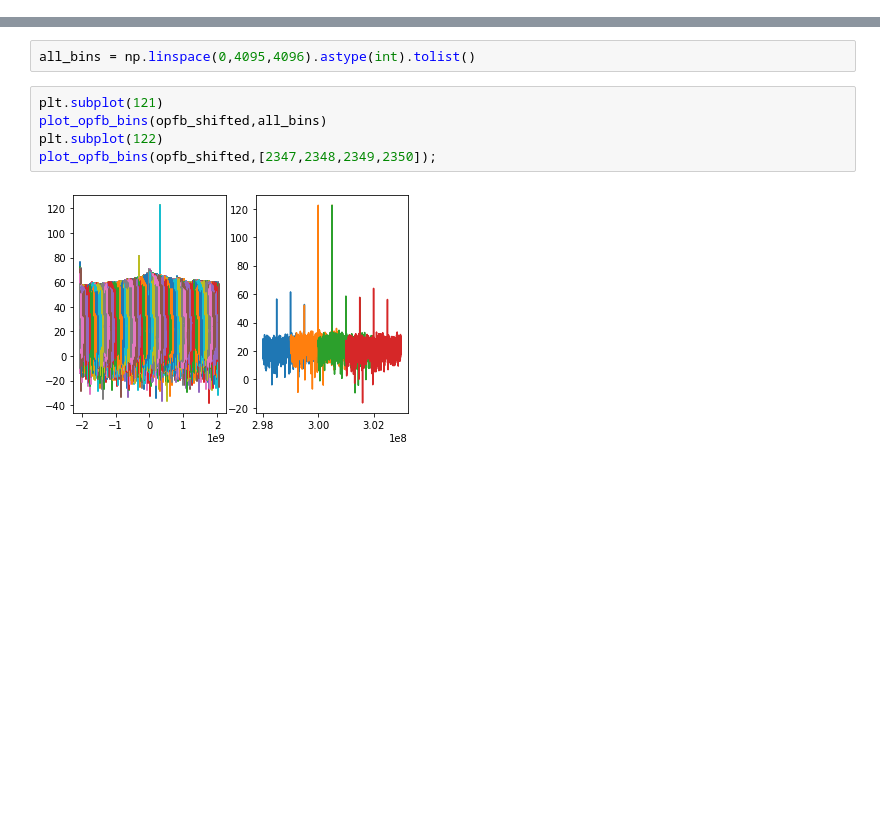
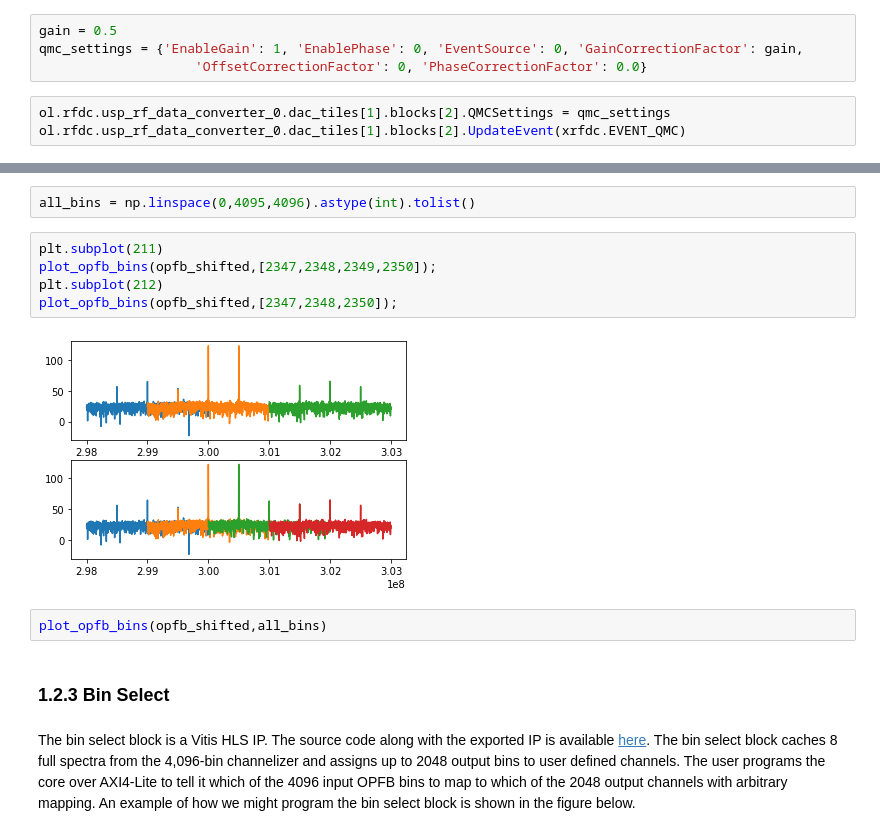
Before and after one commit to MazinLab/MKIDGen3, a Jupyter notebook: mkidgen3/notebooks/FCCM22_Demo.ipynb, the cells around one changed output, grey strips where cells are left out. Drawn from its saved outputs; the diff is of its cells as text; blank space fills up the shorter version.

```diff
--- a/mkidgen3/notebooks/FCCM22_Demo.ipynb
+++ b/mkidgen3/notebooks/FCCM22_Demo.ipynb
@@ -143,0 +147,7 @@ mkidgen3.plotting.adc_test_plot(adc_capture_data, timerange, fftrange, fftzoom,
+# %%
+gain = 0.5
+qmc_settings = {'EnableGain': 1, 'EnablePhase': 0, 'EventSource': 0, 'GainCorrectionFactor': gain,
+                    'OffsetCorrectionFactor': 0, 'PhaseCorrectionFactor': 0.0}
+# %%
+ol.rfdc.usp_rf_data_converter_0.dac_tiles[1].blocks[2].QMCSettings = qmc_settings
+ol.rfdc.usp_rf_data_converter_0.dac_tiles[1].blocks[2].UpdateEvent(xrfdc.EVENT_QMC)
@@ -178,9 +219,15 @@ def plot_opfb_bins(data, bins, fine_fft_shift = True, fft_shift = True, left_sni
 # %%
 all_bins = np.linspace(0,4095,4096).astype(int).tolist()
 # %%
-plt.subplot(121)
-plot_opfb_bins(opfb_shifted,all_bins)
-plt.subplot(122)
+plt.subplot(211)
 plot_opfb_bins(opfb_shifted,[2347,2348,2349,2350]);
+plt.subplot(212)
+plot_opfb_bins(opfb_shifted,[2347,2348,2350]);
 # %% [output]
-[figure, old version]
+[figure, new version]
+# %%
+plot_opfb_bins(opfb_shifted,all_bins)
+# %% [markdown]
+### 1.2.3 Bin Select
+# %% [markdown]
+The bin select block is a Vitis HLS IP. The source code along with the exported IP is available [here](https://github.com/MazinLab/opfb-bin-to-res/tree/2021.1). The bin select block caches 8 full spectra from the 4,096-bin channelizer and assigns up to 2048 output bins to user defined channels. The user programs the core over AXI4-Lite to tell it which of the 4096 input OPFB bins to map to which of the 2048 output channels with arbitrary mapping. An example of how we might program the bin select block is shown in the figure below.
```
Also changed, not shown: parts of 47 cells of this notebook, 6 other files.
